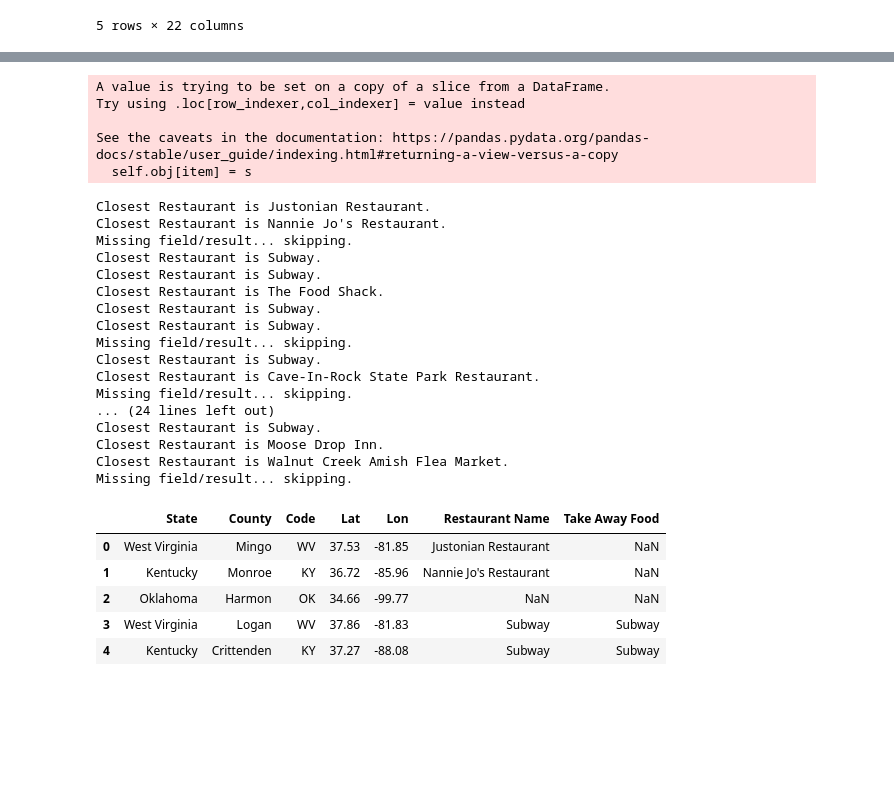
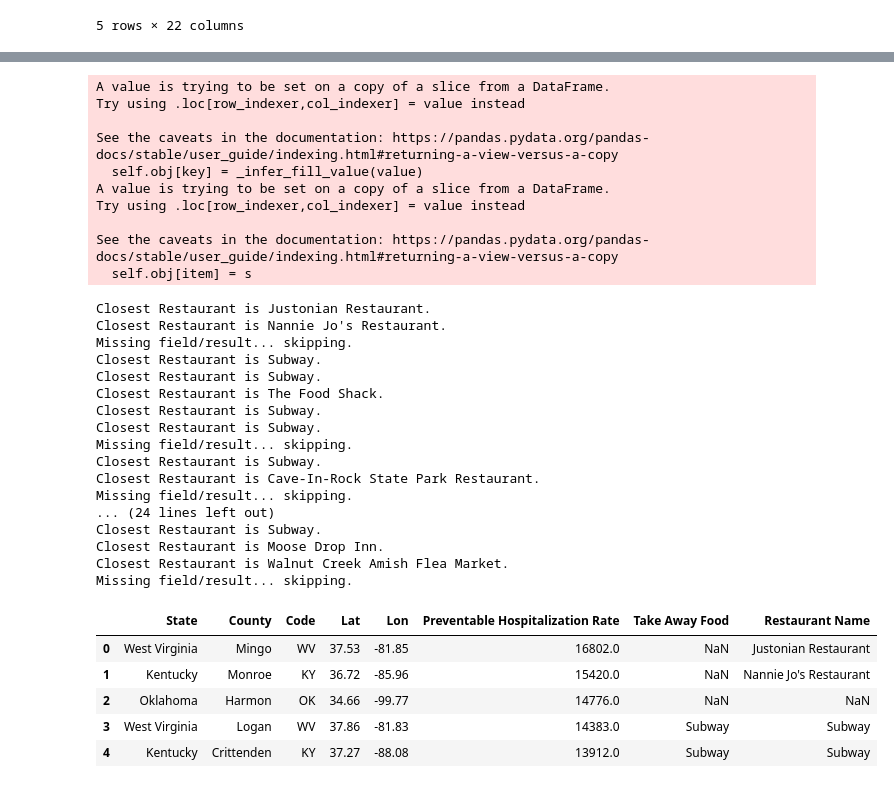
Before and after one commit to hbielser/FourLoopers.CityProject1, a Jupyter notebook: Project Files/Jupyter Notebook Files/DataFile.ipynb, the cells around one changed output, grey strips where cells are left out. Cells and saved outputs as stored; diff of their text form; code cells hidden in the pictures; blank space fills up the shorter version.

Commit message:
cleaned up DataFile

```diff
--- a/Project Files/Jupyter Notebook Files/DataFile.ipynb
+++ b/Project Files/Jupyter Notebook Files/DataFile.ipynb
@@ -49,36 +68,36 @@ print(response)
 # %%
 county_df["Restaurant Name"] = ""
 county_df["Take Away Food"] = ""
-meal_takeaway_df = county_df[["State", "County", "Code", "Lat" , "Lon"]]
+county_df["Hospital"] = ""
+county_df["Parks"]=""
+county_df["Gyms"]=""
+places_df = county_df[["State", "County", "Code", "Lat" , "Lon","Preventable Hospitalization Rate"]]
 # %%
-
 params = {
     "radius": 10000,
     "types": "meal_takeaway",
     "key": gkey
 }
-# Use the lat/lng we recovered to identify hotels
-for index, row in meal_takeaway_df.iterrows():
+
+for index, row in places_df.iterrows():
 
     # get lat, lng from df
     lat = row["Lat"]
     lng = row["Lon"]
     # change location each iteration while leaving original params in place
     params["location"] = f"{lat},{lng}"
-    # Use the search term: "International Airport" and our lat/lng
     base_url = "https://maps.googleapis.com/maps/api/place/nearbysearch/json"
-    # make request and print url
+
     name_address = requests.get(base_url, params=params)
     # convert to json
     name_address = name_address.json()
     # Since some data may be missing we incorporate a try-except to skip any that are missing a data point.
     try:
-        meal_takeaway_df.loc[index, "Take Away Food"] = name_address["results"][0]["name"]
-        #county_df.loc[index, "Hotel Address"] = name_address["results"][0]["vicinity"]
+        places_df.loc[index, "Take Away Food"] = name_address["results"][0]["name"]
         print(f"Closest Fast Food is {name_address['results'][0]['name']}.")
     except (KeyError, IndexError):
         print("Missing field/result... skipping.")
-meal_takeaway_df.head()
+places_df.head()
 # %% [output]
 Missing field/result... skipping.
 Missing field/result... skipping.
@@ -145,54 +141,57 @@ params = {
     "types": "restaurant",
     "key": gkey
 }
-# Use the lat/lng we recovered to identify hotels
-for index, row in meal_takeaway_df.iterrows():
+for index, row in places_df.iterrows():
 
     # get lat, lng from df
     lat = row["Lat"]
     lng = row["Lon"]
     # change location each iteration while leaving original params in place
     params["location"] = f"{lat},{lng}"
-    # Use the search term: "International Airport" and our lat/lng
+
     base_url = "https://maps.googleapis.com/maps/api/place/nearbysearch/json"
     # make request and print url
     name_address = requests.get(base_url, params=params)
     # convert to json
     name_address = name_address.json()
     # Since some data may be missing we incorporate a try-except to skip any that are missing a data point.
     try:
-        meal_takeaway_df.loc[index, "Restaurant Name"] = name_address["results"][0]["name"]
-        #county_df.loc[index, "Hotel Address"] = name_address["results"][0]["vicinity"]
+        places_df.loc[index, "Restaurant Name"] = name_address["results"][0]["name"]
         print(f"Closest Restaurant is {name_address['results'][0]['name']}.")
     except (KeyError, IndexError):
         print("Missing field/result... skipping.")
-meal_takeaway_df.head()
+places_df.head()
 # %% [output]
+A value is trying to be set on a copy of a slice from a DataFrame.
+Try using .loc[row_indexer,col_indexer] = value instead
+
+See the caveats in the documentation: https://pandas.pydata.org/pandas-docs/stable/user_guide/indexing.html#returning-a-view-versus-a-copy
+  self.obj[key] = _infer_fill_value(value)
 A value is trying to be set on a copy of a slice from a DataFrame.
 Try using .loc[row_indexer,col_indexer] = value instead
 
 See the caveats in the documentation: https://pandas.pydata.org/pandas-docs/stable/user_guide/indexing.html#returning-a-view-versus-a-copy
   self.obj[item] = s
 Closest Restaurant is Justonian Restaurant.
 Closest Restaurant is Nannie Jo's Restaurant.
 Missing field/result... skipping.
 Closest Restaurant is Subway.
 Closest Restaurant is Subway.
 Closest Restaurant is The Food Shack.
 Closest Restaurant is Subway.
 Closest Restaurant is Subway.
 Missing field/result... skipping.
 Closest Restaurant is Subway.
 Closest Restaurant is Cave-In-Rock State Park Restaurant.
 Missing field/result... skipping.
 ... (24 lines left out)
 Closest Restaurant is Subway.
 Closest Restaurant is Moose Drop Inn.
 Closest Restaurant is Walnut Creek Amish Flea Market.
 Missing field/result... skipping.
-|  | State | County | Code | Lat | Lon | Restaurant Name | Take Away Food |
-| 0 | West Virginia | Mingo | WV | 37.53 | -81.85 | Justonian Restaurant | NaN |
-| 1 | Kentucky | Monroe | KY | 36.72 | -85.96 | Nannie Jo's Restaurant | NaN |
-| 2 | Oklahoma | Harmon | OK | 34.66 | -99.77 | NaN | NaN |
-| 3 | West Virginia | Logan | WV | 37.86 | -81.83 | Subway | Subway |
-| 4 | Kentucky | Crittenden | KY | 37.27 | -88.08 | Subway | Subway |
+|  | State | County | Code | Lat | Lon | Preventable Hospitalization Rate | Take Away Food | Restaurant Name |
+| 0 | West Virginia | Mingo | WV | 37.53 | -81.85 | 16802.0 | NaN | Justonian Restaurant |
+| 1 | Kentucky | Monroe | KY | 36.72 | -85.96 | 15420.0 | NaN | Nannie Jo's Restaurant |
+| 2 | Oklahoma | Harmon | OK | 34.66 | -99.77 | 14776.0 | NaN | NaN |
+| 3 | West Virginia | Logan | WV | 37.86 | -81.83 | 14383.0 | Subway | Subway |
+| 4 | Kentucky | Crittenden | KY | 37.27 | -88.08 | 13912.0 | Subway | Subway |
```
Also changed, not shown: parts of 14 cells of this notebook.
